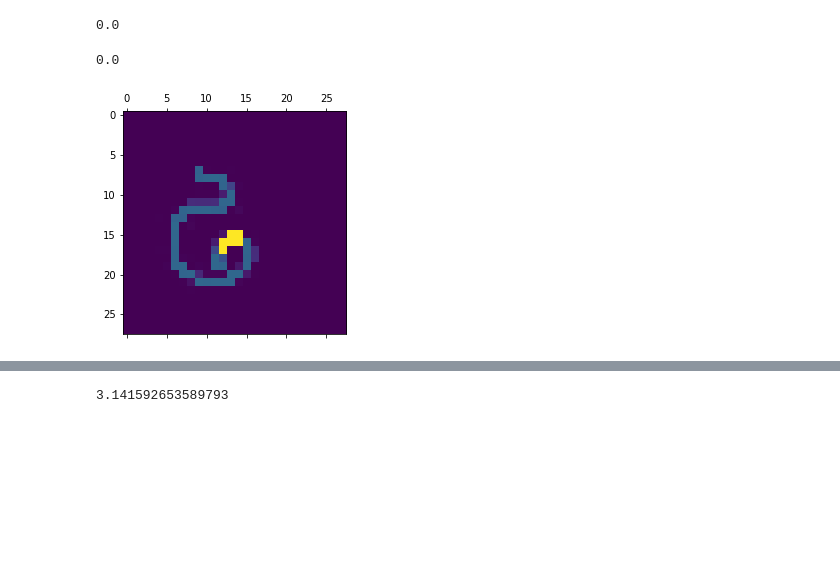
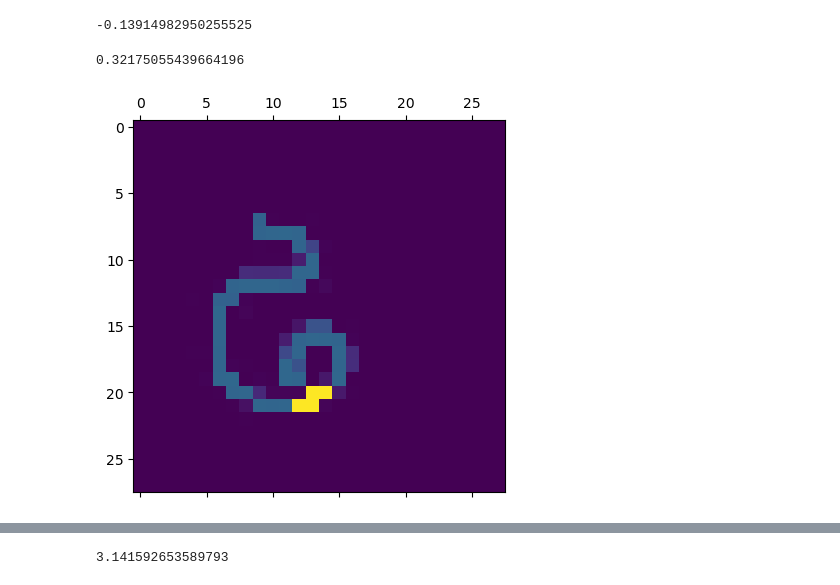
Before and after one commit to oliviermanette/Sentive-One-Shot-Learning-Omniglot, a Jupyter notebook: sandbox metadl/projet article can dynamic neural network improve few shot learning.ipynb, the cells around one changed output, grey strips where cells are left out. Drawn from its saved outputs; the diff is of its cells as text; code cells hidden in the pictures; blank space fills up the shorter version.

```diff
--- a/sandbox metadl/projet article can dynamic neural network improve few shot learning.ipynb
+++ b/sandbox metadl/projet article can dynamic neural network improve few shot learning.ipynb
@@ -90,21 +442,21 @@ sbrain.nnet[0].show_receptive_field_id(67)
 # %%
-nrn_1 = sbrain.nnet[0].nrn_tls.get_neuron_from_id(66)
+nrn_1 = sbrain.nnet[0].nrn_tls.get_neuron_from_id(94)
 vector_1 = nrn_1["meta"]["glbl_prm"]["u_axis"]
-nrn_2 = sbrain.nnet[0].nrn_tls.get_neuron_from_id(69)
+nrn_2 = sbrain.nnet[0].nrn_tls.get_neuron_from_id(118)
 vector_2 = nrn_2["meta"]["glbl_prm"]["u_axis"]
 sbrain.nnet[0].nrn_tls.calc_angle(vector_1, vector_2)
 # %% [output]
-0.0
+-0.13914982950255525
 # %%
-nrn_1 = sbrain.nnet[0].nrn_tls.get_neuron_from_id(60)
+nrn_1 = sbrain.nnet[0].nrn_tls.get_neuron_from_id(116)
 vector_1 = nrn_1["meta"]["glbl_prm"]["u_axis"]
-nrn_2 = sbrain.nnet[0].nrn_tls.get_neuron_from_id(59)
+nrn_2 = sbrain.nnet[0].nrn_tls.get_neuron_from_id(115)
 vector_2 = nrn_2["meta"]["glbl_prm"]["u_axis"]
 sbrain.nnet[0].nrn_tls.calc_angle(vector_1, vector_2)
 # %% [output]
-0.0
+0.32175055439664196
 # %%
-sbrain.nnet[0].show_receptive_field_id(71)
+sbrain.nnet[0].show_receptive_field_id(94)
 # %% [output]
-[figure, old version]
+[figure, new version]
 # %%
```
Also changed, not shown: parts of 29 cells of this notebook, 1 other file.
